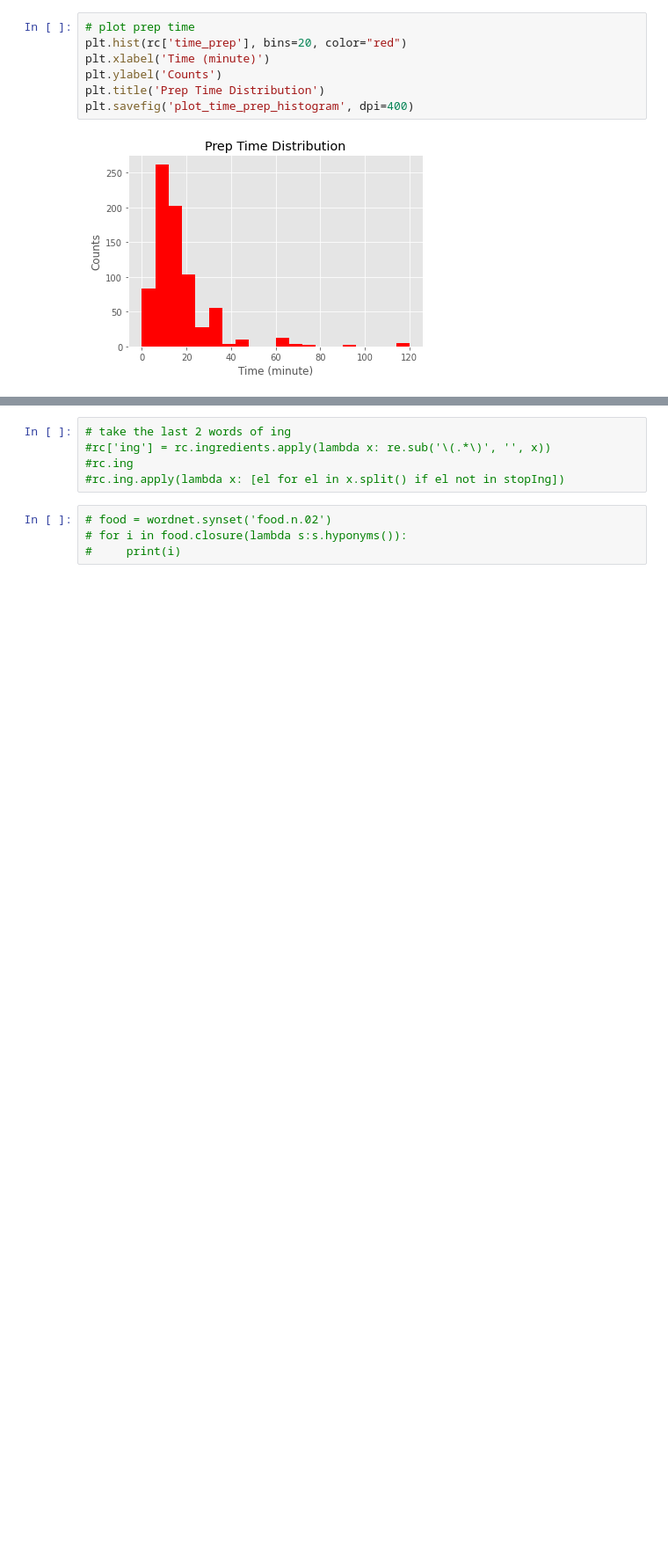
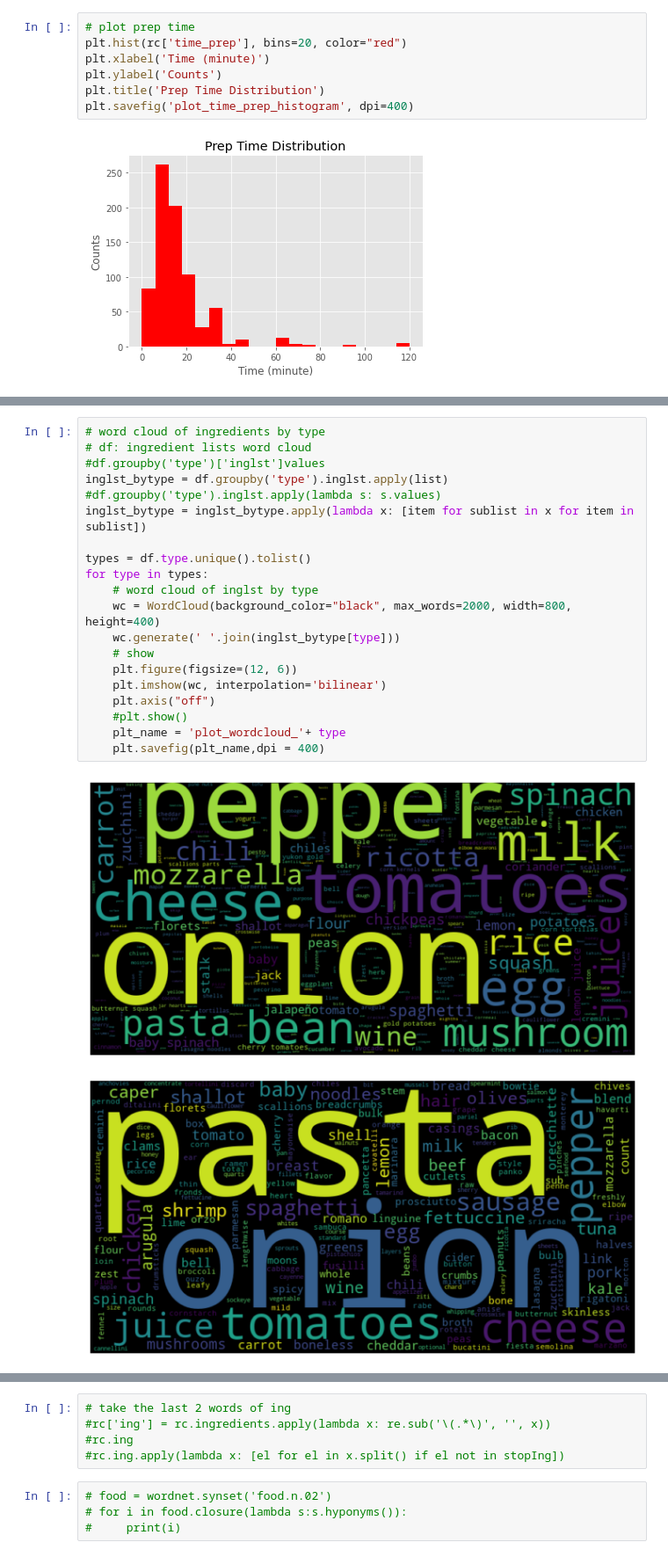
Before and after one commit to microwolf/Scrapy-simplyrecipes, a Jupyter notebook: recipes.ipynb, the cells around one changed output, grey strips where cells are left out. Shown at 88% size. Cells and saved outputs as stored; diff of their text form; blank space fills up the shorter version.

```diff
--- a/recipes.ipynb
+++ b/recipes.ipynb
@@ -253,0 +272,23 @@ plt.savefig('plot_time_prep_histogram', dpi=400)
+# %%
+# word cloud of ingredients by type
+# df: ingredient lists word cloud
+#df.groupby('type')['inglst']values
+inglst_bytype = df.groupby('type').inglst.apply(list)
+#df.groupby('type').inglst.apply(lambda s: s.values)
+inglst_bytype = inglst_bytype.apply(lambda x: [item for sublist in x for item in sublist])
+
+types = df.type.unique().tolist()
+for type in types:
+    # word cloud of inglst by type
+    wc = WordCloud(background_color="black", max_words=2000, width=800, height=400)
+    wc.generate(' '.join(inglst_bytype[type]))
+    # show
+    plt.figure(figsize=(12, 6))
+    plt.imshow(wc, interpolation='bilinear')
+    plt.axis("off")
+    #plt.show()
+    plt_name = 'plot_wordcloud_'+ type
+    plt.savefig(plt_name,dpi = 400)
+# %% [output]
+[figure, added]
+[figure, added]
```
Also changed, not shown: parts of 15 cells of this notebook, 17 other files.
